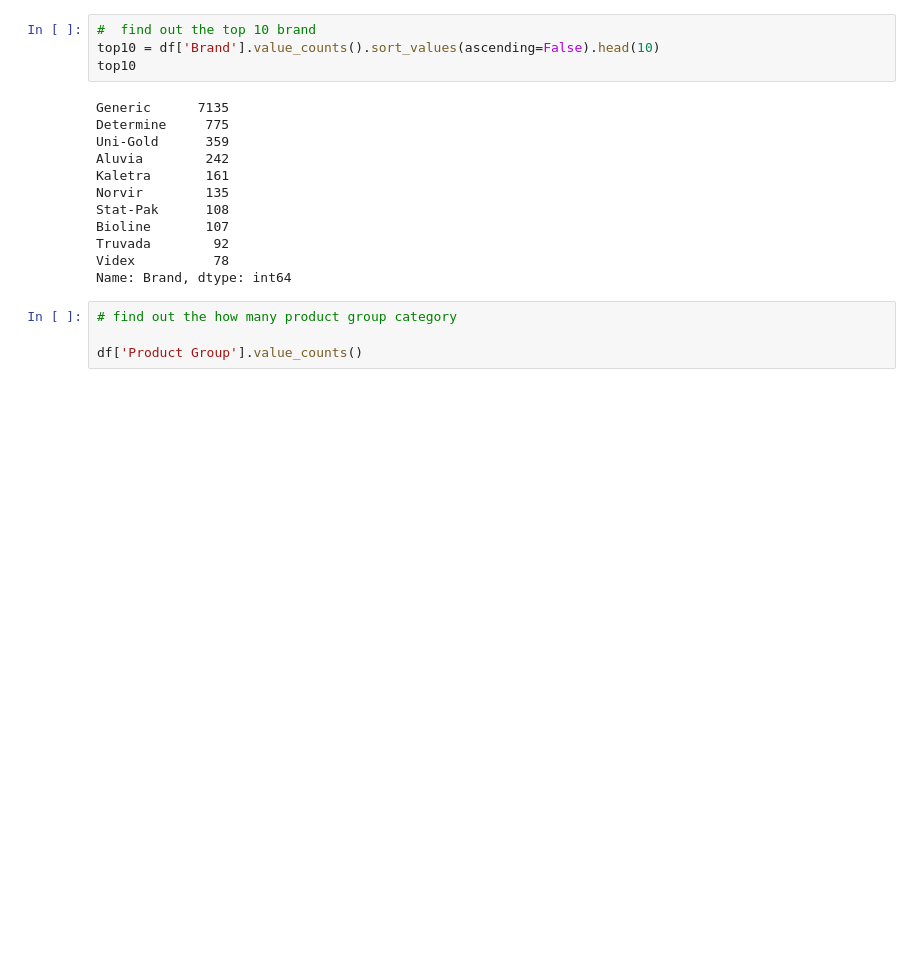
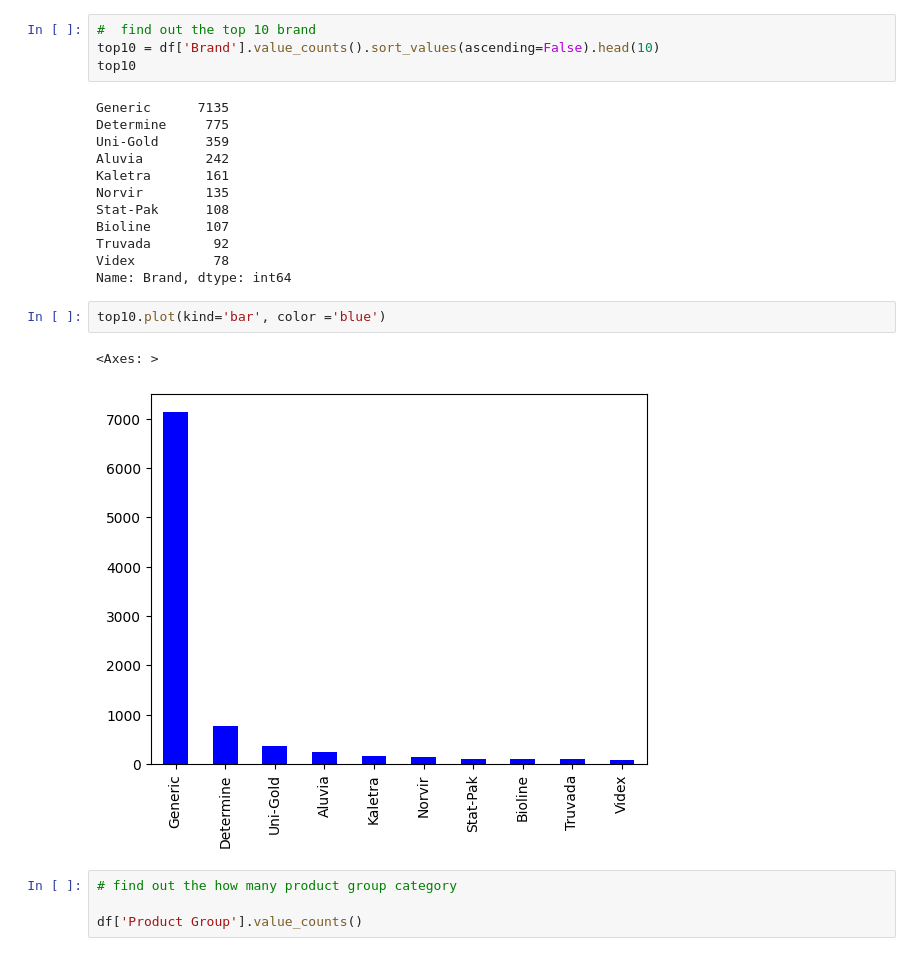
Before and after one commit to alinegorischf/Shipment-Price-Prediction, a Jupyter notebook: Shipment_Price_Prediction.ipynb, the cells around one changed output. Saved outputs shown, nothing was run; the diff lists cells and outputs as text; blank space fills up the shorter version.

```diff
--- a/Shipment_Price_Prediction.ipynb
+++ b/Shipment_Price_Prediction.ipynb
@@ -595,6 +584,11 @@ Bioline       107
 Truvada        92
 Videx          78
 Name: Brand, dtype: int64
+# %%
+top10.plot(kind='bar', color ='blue')
+# %% [output]
+<Axes: >
+[figure, added]
 # %%
 # find out the how many product group category
 
```
Also changed, not shown: parts of 19 cells of this notebook.
